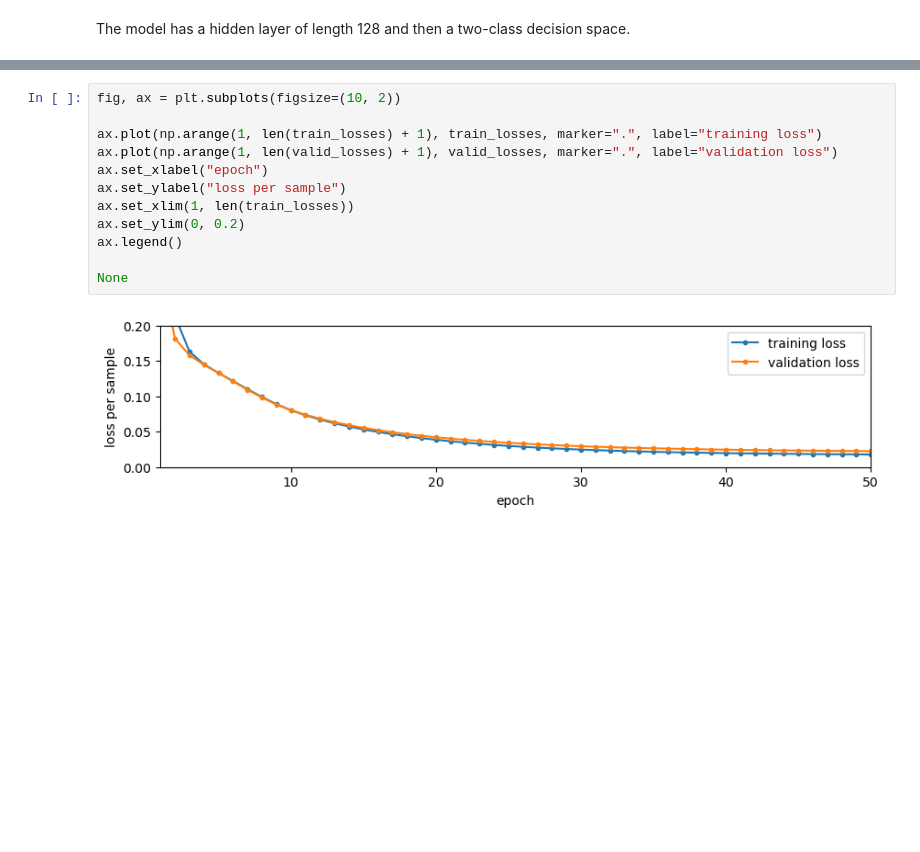
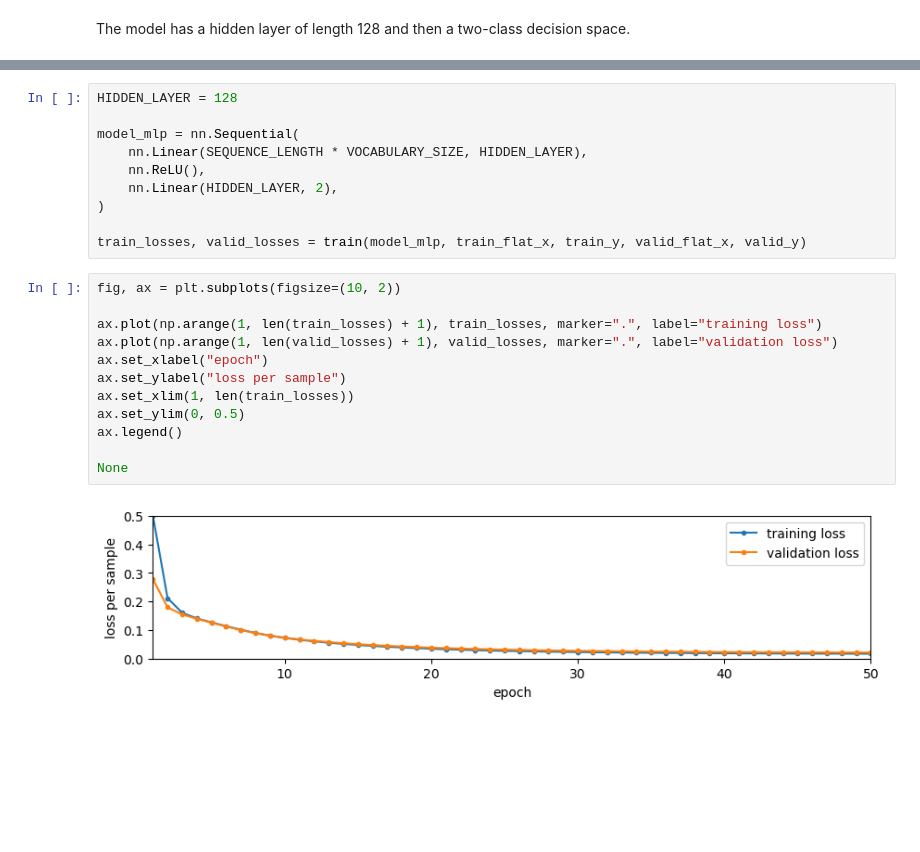
Before and after one commit to jpivarski-talks/2026-06-16-transformer, a Jupyter notebook: transformer.ipynb, the cells around one changed output, grey strips where cells are left out. Cells and saved outputs as stored; diff of their text form; blank space fills up the shorter version.

```diff
--- a/transformer.ipynb
+++ b/transformer.ipynb
@@ -261,17 +266,27 @@ for epoch in tqdm(range(50)):
+# %%
+HIDDEN_LAYER = 128
+
+model_mlp = nn.Sequential(
+    nn.Linear(SEQUENCE_LENGTH * VOCABULARY_SIZE, HIDDEN_LAYER),
+    nn.ReLU(),
+    nn.Linear(HIDDEN_LAYER, 2),
+)
+
+train_losses, valid_losses = train(model_mlp, train_flat_x, train_y, valid_flat_x, valid_y)
 # %%
 fig, ax = plt.subplots(figsize=(10, 2))
 
 ax.plot(np.arange(1, len(train_losses) + 1), train_losses, marker=".", label="training loss")
 ax.plot(np.arange(1, len(valid_losses) + 1), valid_losses, marker=".", label="validation loss")
 ax.set_xlabel("epoch")
 ax.set_ylabel("loss per sample")
 ax.set_xlim(1, len(train_losses))
-ax.set_ylim(0, 0.2)
+ax.set_ylim(0, 0.5)
 ax.legend()
 
 None
 # %% [output]
-[figure, old version]
+[figure, new version]
 # %% [markdown]
 <br><br><br><br><br>
 # %% [markdown]
```
Also changed, not shown: parts of 16 cells of this notebook, 1 other file.
